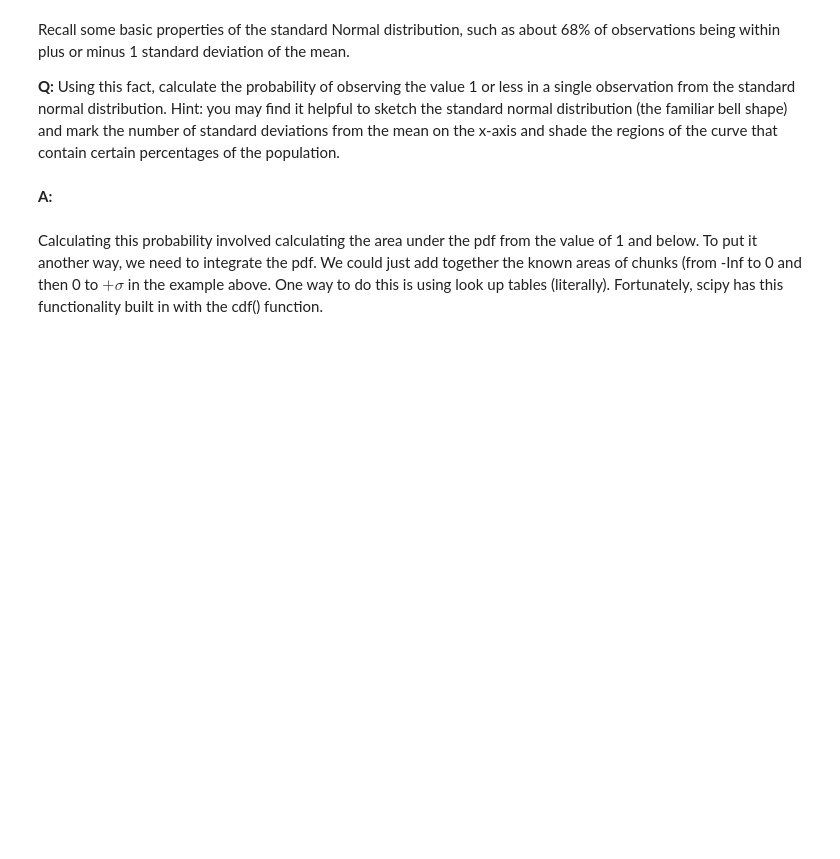
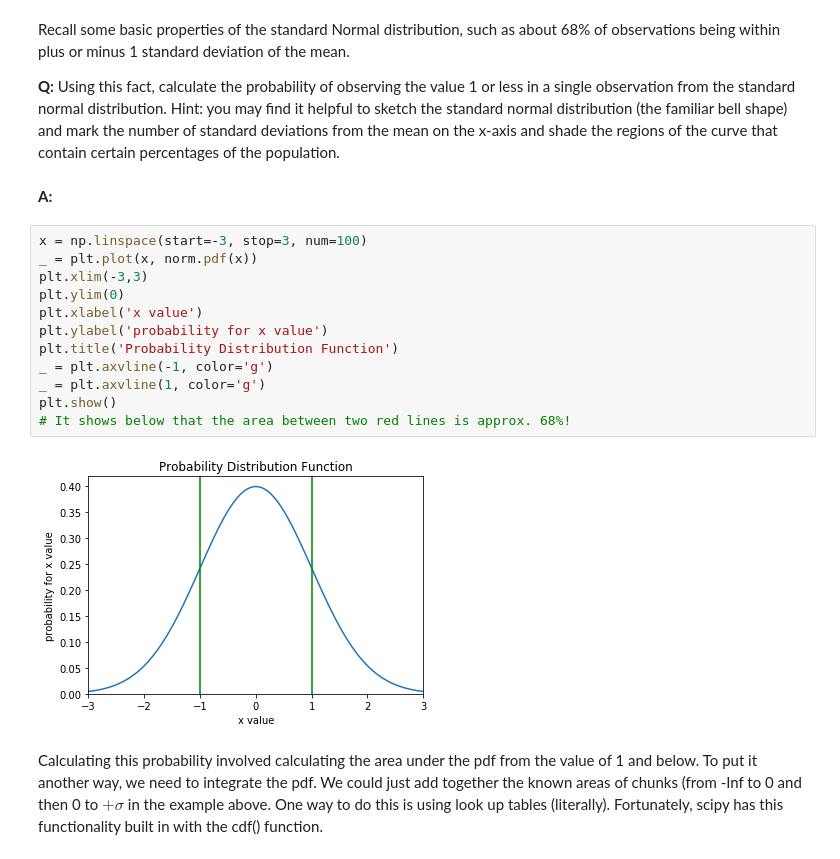
Before and after one commit to michellebonat/inferential-statistics-frequentist-1a, a Jupyter notebook: inferential_statistics_1a-Q6.25.ipynb, the cells around one changed output. Drawn from its saved outputs; the diff is of its cells as text; blank space fills up the shorter version.

```diff
--- a/inferential_statistics_1a-Q6.25.ipynb
+++ b/inferential_statistics_1a-Q6.25.ipynb
@@ -294,6 +294,20 @@ Recall some basic properties of the standard Normal distribution, such as about
 __Q:__ Using this fact, calculate the probability of observing the value 1 or less in a single observation from the standard normal distribution. Hint: you may find it helpful to sketch the standard normal distribution (the familiar bell shape) and mark the number of standard deviations from the mean on the x-axis and shade the regions of the curve that contain certain percentages of the population.
 # %% [markdown]
 __A:__
+# %%
+x = np.linspace(start=-3, stop=3, num=100)
+_ = plt.plot(x, norm.pdf(x))
+plt.xlim(-3,3)
+plt.ylim(0)
+plt.xlabel('x value')
+plt.ylabel('probability for x value')
+plt.title('Probability Distribution Function')
+_ = plt.axvline(-1, color='g')
+_ = plt.axvline(1, color='g')
+plt.show()
+# It shows below that the area between two red lines is approx. 68%!
+# %% [output]
+[figure, added]
 # %% [markdown]
 Calculating this probability involved calculating the area under the pdf from the value of 1 and below. To put it another way, we need to integrate the pdf. We could just add together the known areas of chunks (from -Inf to 0 and then 0 to $+\sigma$ in the example above. One way to do this is using look up tables (literally). Fortunately, scipy has this functionality built in with the cdf() function.
 # %% [markdown]
```
Also changed, not shown: parts of 11 cells of this notebook.
